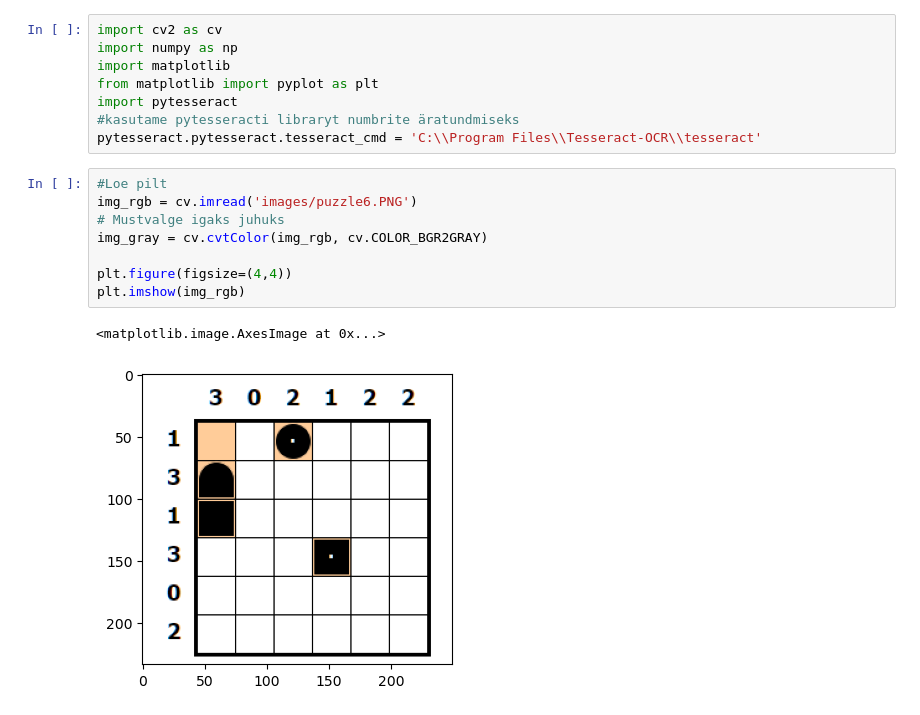
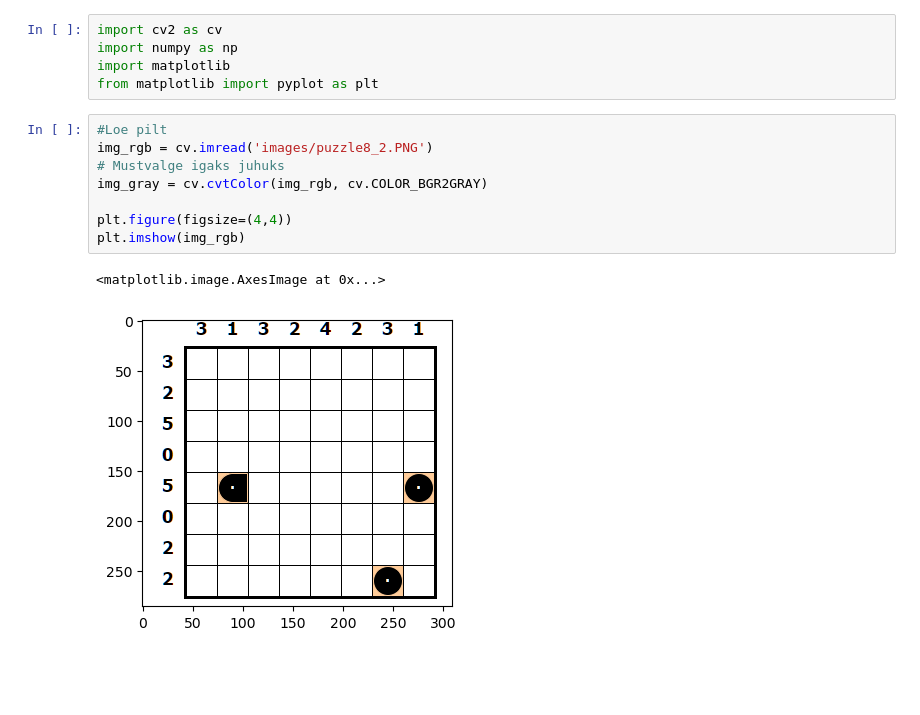
Before and after one commit to OliverSavolainen/Battleship_Solitaire_Solver, a Jupyter notebook: image_reading.ipynb, the cells around one changed output. Cells and saved outputs as stored; diff of their text form; blank space fills up the shorter version.

```diff
--- a/image_reading.ipynb
+++ b/image_reading.ipynb
@@ -3,20 +3,17 @@ import cv2 as cv
 import numpy as np
 import matplotlib
 from matplotlib import pyplot as plt
-import pytesseract
-#kasutame pytesseracti libraryt numbrite äratundmiseks
-pytesseract.pytesseract.tesseract_cmd = 'C:\\Program Files\\Tesseract-OCR\\tesseract'
 # %%
 #Loe pilt
-img_rgb = cv.imread('images/puzzle6.PNG')
+img_rgb = cv.imread('images/puzzle8_2.PNG')
 # Mustvalge igaks juhuks
 img_gray = cv.cvtColor(img_rgb, cv.COLOR_BGR2GRAY)
 
 plt.figure(figsize=(4,4))
 plt.imshow(img_rgb)
 # %% [output]
 <matplotlib.image.AxesImage at 0x...>
-[figure, old version]
+[figure, new version]
 # %%
 #meetod matchTemplate kasutades ruutude asukohtade leidmiseks
 #puzzle_rgb-pilt, folder - kaust(olenevalt suuruses images kausta sees olev kaust), templateFile - template mida kasutatakse
```
Also changed, not shown: parts of 10 cells of this notebook, 59 other files.
